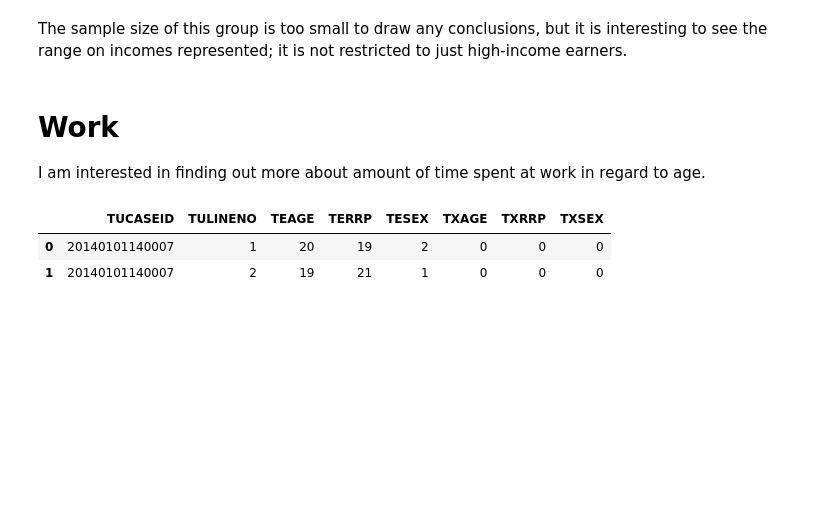
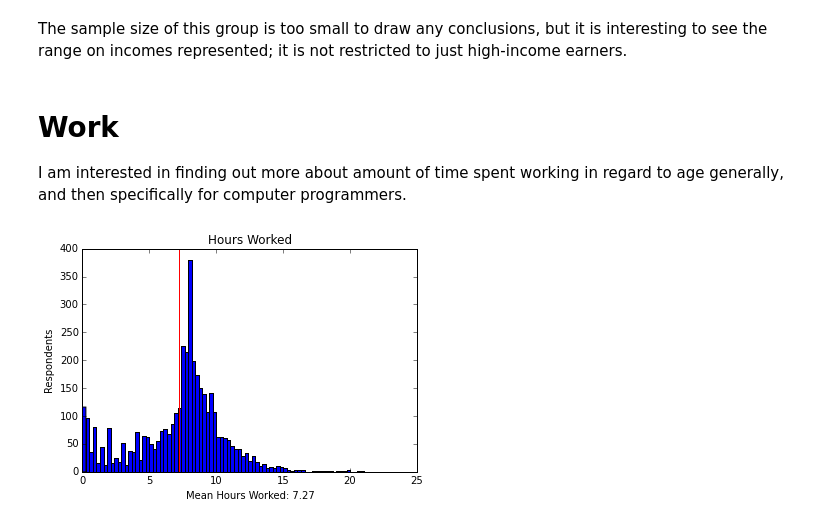
Before and after one commit to ahartz1/atus-analysis, a Jupyter notebook: atus-analysis.ipynb, the cells around one changed output. Drawn from its saved outputs; the diff is of its cells as text; code cells hidden in the pictures; blank space fills up the shorter version.

```diff
--- a/atus-analysis.ipynb
+++ b/atus-analysis.ipynb
@@ -545,11 +510,20 @@ Standard Deviation of age of motorsport participant repondents: 17.5
 The sample size of this group is too small to draw any conclusions, but it is interesting to see the range on incomes represented; it is not restricted to just high-income earners.
 # %% [markdown]
 # Work
-I am interested in finding out more about amount of time spent at work in regard to age.
+I am interested in finding out more about amount of time spent working in regard to age generally, and then specifically for computer programmers.
+# %%
+hours_worked = summary[summary['t050101'] > 0].copy()
+# %%
+hours_worked['hours_worked'] = hours_worked['t050101'] / 60
+# %%
+hours_worked['hours_worked'].plot(kind='hist', bins=80, title='Hours Worked')
+plt.ylabel('Respondents')
+ymin, ymax = plt.ylim()
+plt.vlines(hours_worked['hours_worked'].mean(), 0, ymax, color='r')
+plt.xlabel('Mean Hours Worked: {:.2f}'.format(hours_worked.hours_worked.mean()))
+plt.show()
+# %% [output]
+[figure, added]
 # %%
-roster = pd.read_csv('data/atusrost_2014.dat')
-roster.head(2)
+# roster = pd.read_csv('data/atusrost_2014.dat')
+# roster.head(2)
-# %% [output]
-|  | TUCASEID | TULINENO | TEAGE | TERRP | TESEX | TXAGE | TXRRP | TXSEX |
-| 0 | 20140101140007 | 1 | 20 | 19 | 2 | 0 | 0 | 0 |
-| 1 | 20140101140007 | 2 | 19 | 21 | 1 | 0 | 0 | 0 |
```
Also changed, not shown: parts of 8 cells of this notebook.
